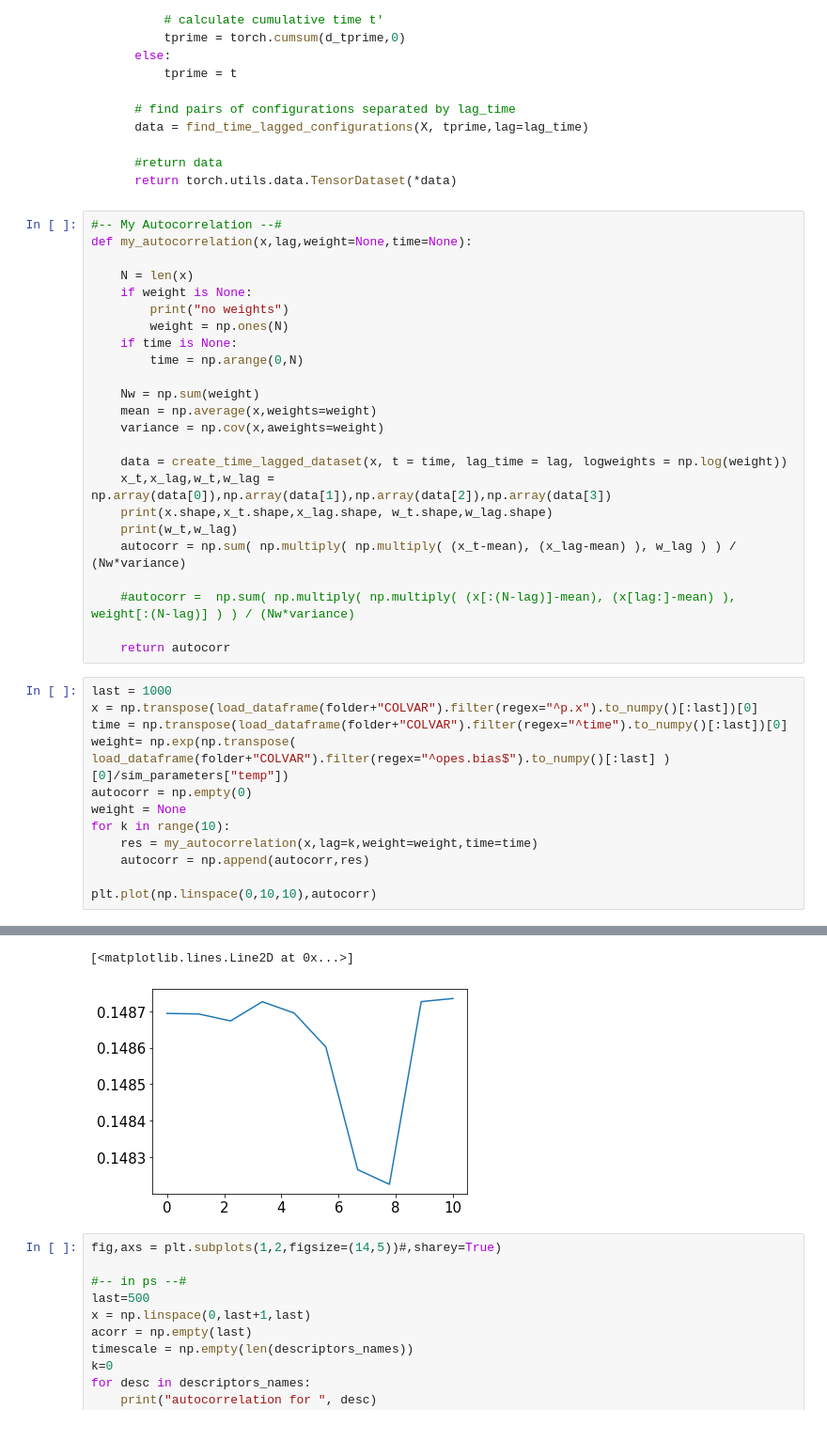
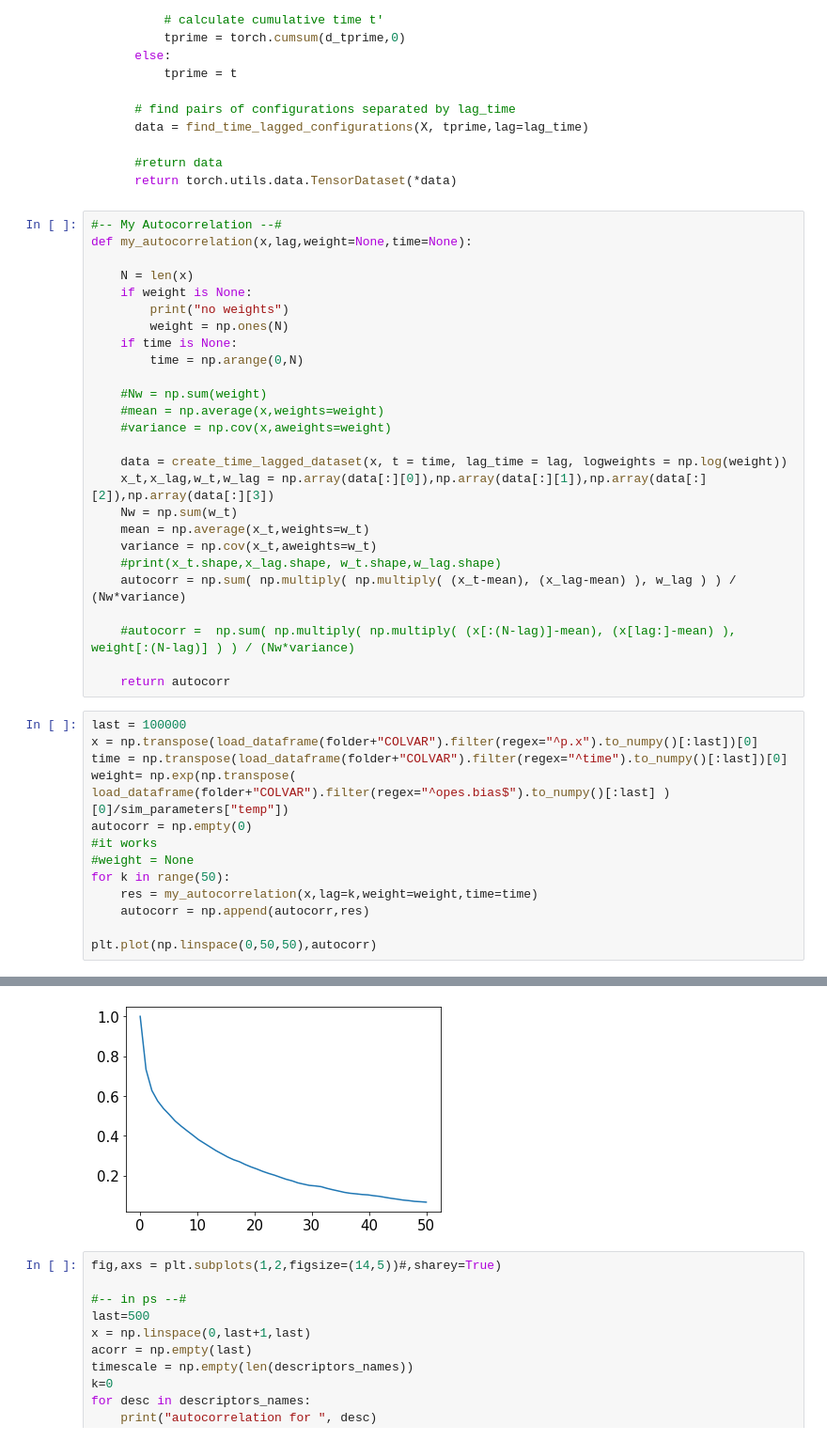
Before and after one commit to nicolopedrani/Hyper-TICA, a Jupyter notebook: Toy_Model/Bias.ipynb, the cells around one changed output, grey strips where cells are left out. Shown at 94% size. Drawn from its saved outputs; the diff is of its cells as text.

```diff
--- a/Toy_Model/Bias.ipynb
+++ b/Toy_Model/Bias.ipynb
@@ -381,29 +381,32 @@ def my_autocorrelation(x,lag,weight=None,time=None):
     if time is None:
         time = np.arange(0,N)
 
-    Nw = np.sum(weight)
-    mean = np.average(x,weights=weight)
-    variance = np.cov(x,aweights=weight)
+    #Nw = np.sum(weight)
+    #mean = np.average(x,weights=weight)
+    #variance = np.cov(x,aweights=weight)
 
     data = create_time_lagged_dataset(x, t = time, lag_time = lag, logweights = np.log(weight))
-    x_t,x_lag,w_t,w_lag = np.array(data[0]),np.array(data[1]),np.array(data[2]),np.array(data[3])
-    print(x.shape,x_t.shape,x_lag.shape, w_t.shape,w_lag.shape)
-    print(w_t,w_lag)
+    x_t,x_lag,w_t,w_lag = np.array(data[:][0]),np.array(data[:][1]),np.array(data[:][2]),np.array(data[:][3])
+    Nw = np.sum(w_t)
+    mean = np.average(x_t,weights=w_t)
+    variance = np.cov(x_t,aweights=w_t)
+    #print(x_t.shape,x_lag.shape, w_t.shape,w_lag.shape)
     autocorr = np.sum( np.multiply( np.multiply( (x_t-mean), (x_lag-mean) ), w_lag ) ) / (Nw*variance)
 
     #autocorr =  np.sum( np.multiply( np.multiply( (x[:(N-lag)]-mean), (x[lag:]-mean) ), weight[:(N-lag)] ) ) / (Nw*variance)
 
     return autocorr
 # %%
-last = 1000
+last = 100000
 x = np.transpose(load_dataframe(folder+"COLVAR").filter(regex="^p.x").to_numpy()[:last])[0]
 time = np.transpose(load_dataframe(folder+"COLVAR").filter(regex="^time").to_numpy()[:last])[0]
 weight= np.exp(np.transpose( load_dataframe(folder+"COLVAR").filter(regex="^opes.bias$").to_numpy()[:last] )[0]/sim_parameters["temp"])
 autocorr = np.empty(0)
-weight = None
-for k in range(10):
+#it works
+#weight = None
+for k in range(50):
     res = my_autocorrelation(x,lag=k,weight=weight,time=time)
     autocorr = np.append(autocorr,res)
 
-plt.plot(np.linspace(0,10,10),autocorr)
+plt.plot(np.linspace(0,50,50),autocorr)
 # %% [output]
@@ -427,5 +414,4 @@ no weights
-[<matplotlib.lines.Line2D at 0x...>]
-[figure, old version]
+[figure, new version]
 # %%
 fig,axs = plt.subplots(1,2,figsize=(14,5))#,sharey=True)
 
```
Also changed, not shown: parts of 1 cell of this notebook, 1 other file.
